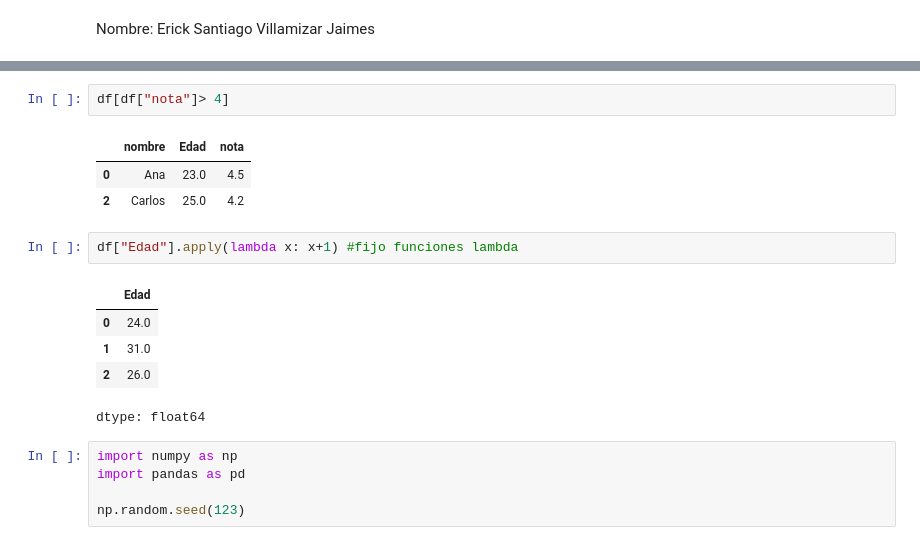
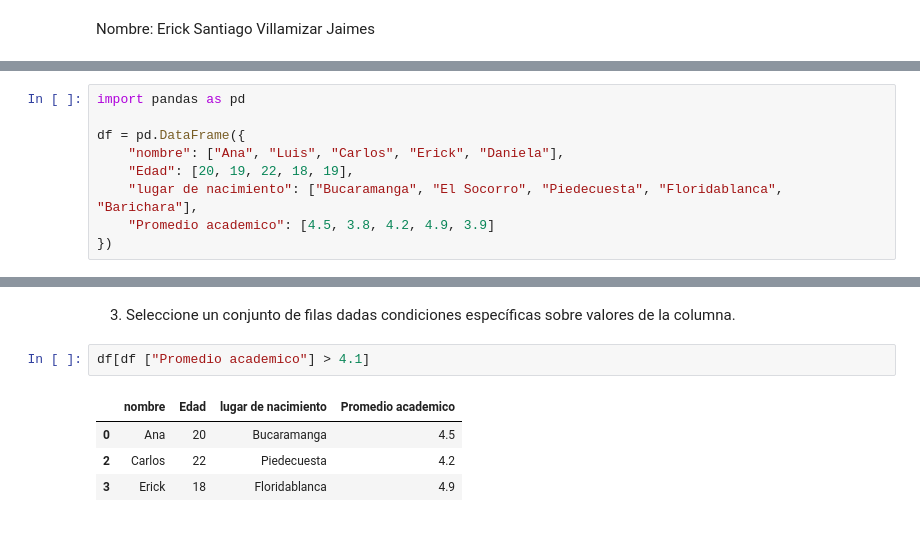
Before and after one commit to santiagovillamizarjaimes-collab/segundocorte, a Jupyter notebook: previo2.ipynb, the cells around one changed output, grey strips where cells are left out. Drawn from its saved outputs; the diff is of its cells as text.

```diff
--- a/previo2.ipynb
+++ b/previo2.ipynb
@@ -184,0 +100,9 @@ df[df["Edad"]> 25]
+# %%
+import pandas as pd
+
+df = pd.DataFrame({
+    "nombre": ["Ana", "Luis", "Carlos", "Erick", "Daniela"],
+    "Edad": [20, 19, 22, 18, 19],
+    "lugar de nacimiento": ["Bucaramanga", "El Socorro", "Piedecuesta", "Floridablanca", "Barichara"],
+    "Promedio academico": [4.5, 3.8, 4.2, 4.9, 3.9]
+})
@@ -185,19 +132,9 @@ df[df["Edad"]> 25]
+# %% [markdown]
+3. Seleccione un conjunto de filas dadas condiciones específicas sobre valores de la columna.
 # %%
-df[df["nota"]> 4]
+df[df ["Promedio academico"] > 4.1]
 # %% [output]
-|  | nombre | Edad | nota |
-| 0 | Ana | 23.0 | 4.5 |
-| 2 | Carlos | 25.0 | 4.2 |
+|  | nombre | Edad | lugar de nacimiento | Promedio academico |
+| 0 | Ana | 20 | Bucaramanga | 4.5 |
+| 2 | Carlos | 22 | Piedecuesta | 4.2 |
+| 3 | Erick | 18 | Floridablanca | 4.9 |
-# %%
-df["Edad"].apply(lambda x: x+1) #fijo funciones lambda
-# %% [output]
-|  | Edad |
-| 0 | 24.0 |
-| 1 | 31.0 |
-| 2 | 26.0 |
-dtype: float64
-# %%
-import numpy as np
-import pandas as pd
-
-np.random.seed(123)
```
Also changed, not shown: parts of 117 cells of this notebook.
